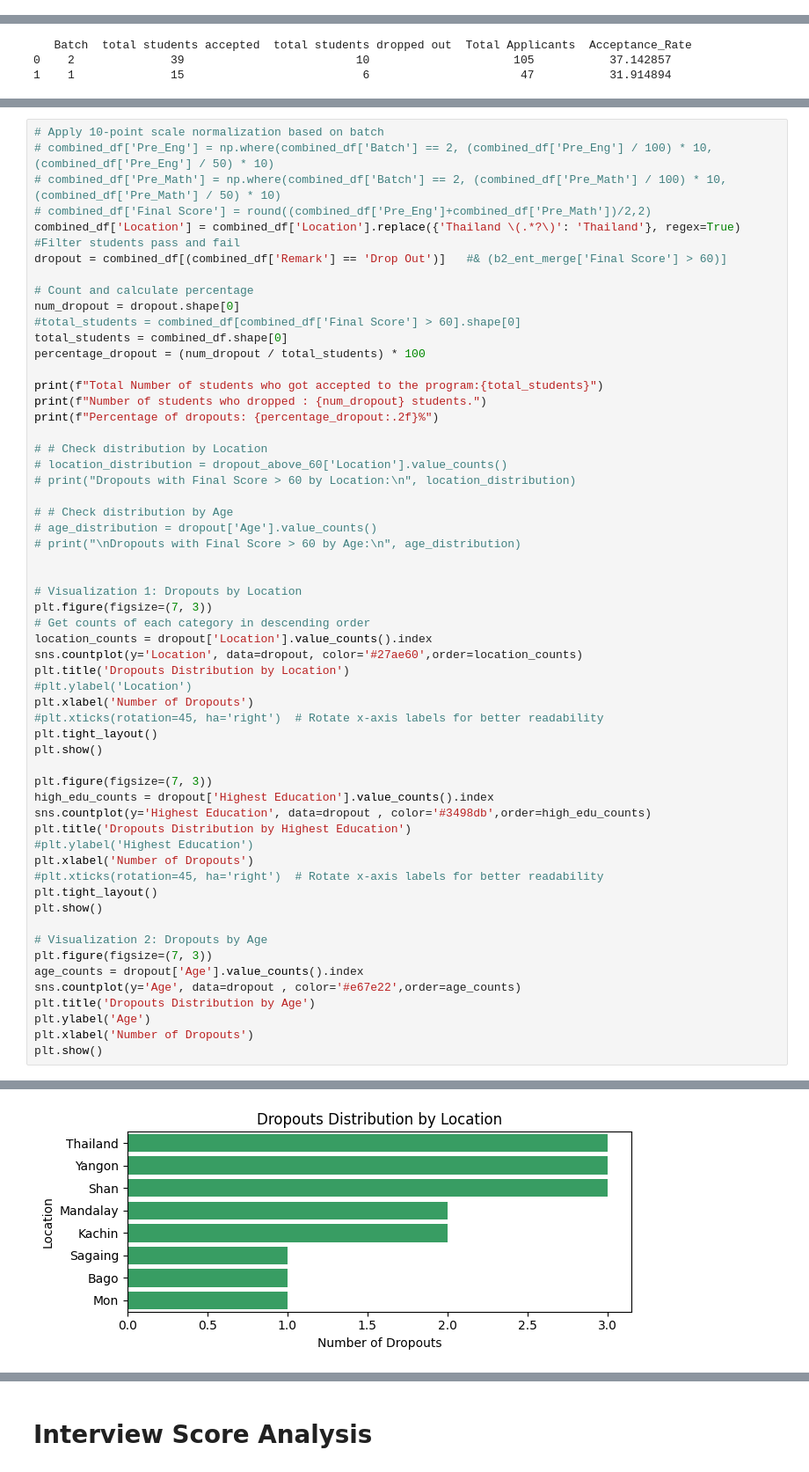
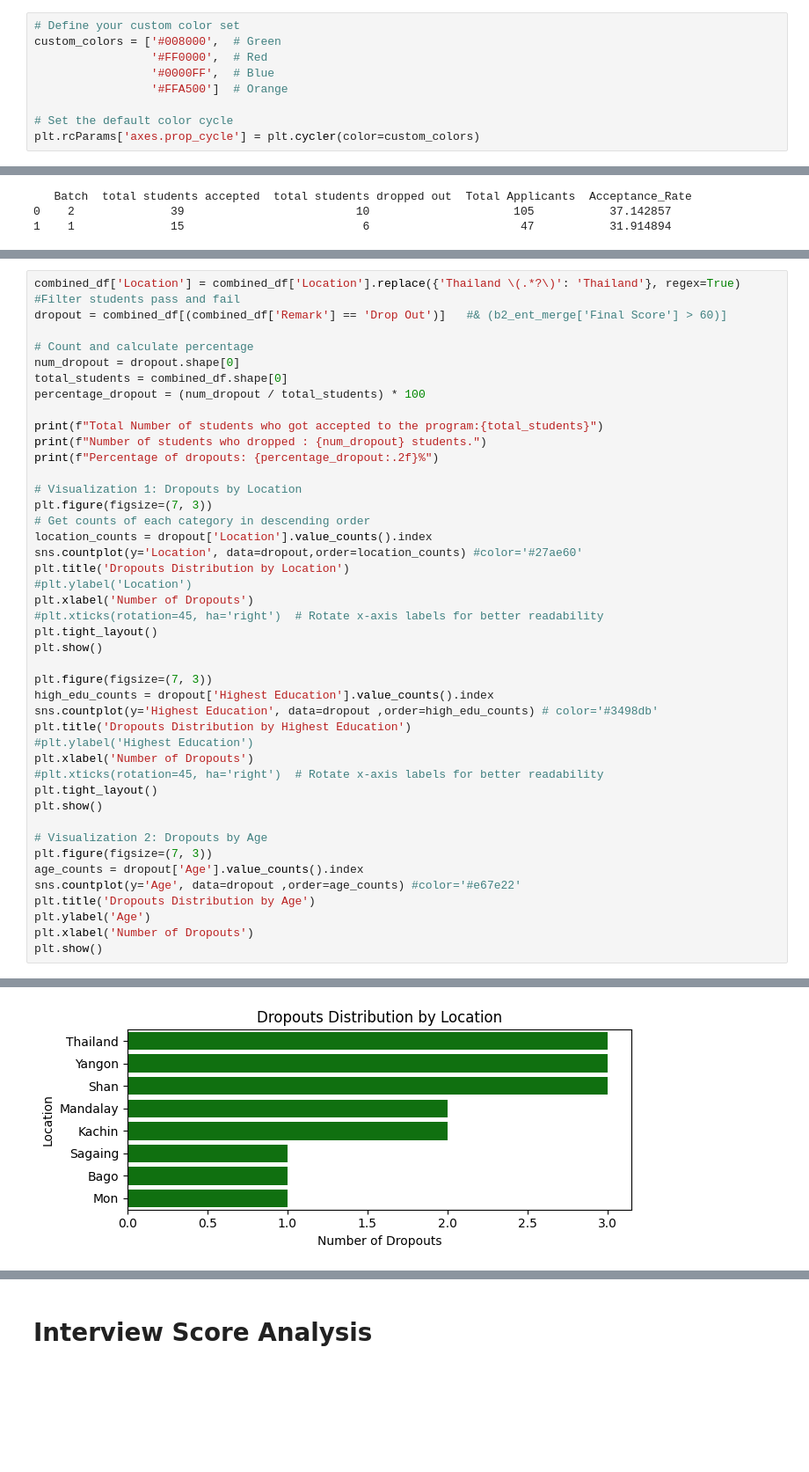
Before and after one commit to iSTAREducation/mmdt-da-project01-team-2, a Jupyter notebook: Assignment_00/formatted_project_2.ipynb, the cells around one changed output, grey strips where cells are left out. Shown at 88% size. Drawn from its saved outputs; the diff is of its cells as text; blank space fills up the shorter version.

```diff
--- a/Assignment_00/formatted_project_2.ipynb
+++ b/Assignment_00/formatted_project_2.ipynb
@@ -521,6 +533,15 @@ combined_df.head()
 ***************************************************************************
 # %% [markdown]
 **Program Overview**
+# %%
+# Define your custom color set
+custom_colors = ['#008000',  # Green
+                 '#FF0000',  # Red
+                 '#0000FF',  # Blue
+                 '#FFA500']  # Orange
+
+# Set the default color cycle
+plt.rcParams['axes.prop_cycle'] = plt.cycler(color=custom_colors)
 # %%
 # Count total applicants, accepted, and completed for each batch
 # Reset the index and explicitly name the count column
@@ -573,15 +594,10 @@ plt.show()
 # %%
-# Apply 10-point scale normalization based on batch
-# combined_df['Pre_Eng'] = np.where(combined_df['Batch'] == 2, (combined_df['Pre_Eng'] / 100) * 10, (combined_df['Pre_Eng'] / 50) * 10)
-# combined_df['Pre_Math'] = np.where(combined_df['Batch'] == 2, (combined_df['Pre_Math'] / 100) * 10, (combined_df['Pre_Math'] / 50) * 10)
-# combined_df['Final Score'] = round((combined_df['Pre_Eng']+combined_df['Pre_Math'])/2,2)
 combined_df['Location'] = combined_df['Location'].replace({'Thailand \(.*?\)': 'Thailand'}, regex=True)
 #Filter students pass and fail
 dropout = combined_df[(combined_df['Remark'] == 'Drop Out')]   #& (b2_ent_merge['Final Score'] > 60)]
 
 # Count and calculate percentage
 num_dropout = dropout.shape[0]
-#total_students = combined_df[combined_df['Final Score'] > 60].shape[0]
 total_students = combined_df.shape[0]
 percentage_dropout = (num_dropout / total_students) * 100
 
@@ -589,47 +605,38 @@ print(f"Total Number of students who got accepted to the program:{total_students
 print(f"Number of students who dropped : {num_dropout} students.")
 print(f"Percentage of dropouts: {percentage_dropout:.2f}%")
 
-# # Check distribution by Location
-# location_distribution = dropout_above_60['Location'].value_counts()
-# print("Dropouts with Final Score > 60 by Location:\n", location_distribution)
-
-# # Check distribution by Age
-# age_distribution = dropout['Age'].value_counts()
-# print("\nDropouts with Final Score > 60 by Age:\n", age_distribution)
-
-
 # Visualization 1: Dropouts by Location
 plt.figure(figsize=(7, 3))
 # Get counts of each category in descending order
 location_counts = dropout['Location'].value_counts().index
-sns.countplot(y='Location', data=dropout, color='#27ae60',order=location_counts)
+sns.countplot(y='Location', data=dropout,order=location_counts) #color='#27ae60'
 plt.title('Dropouts Distribution by Location')
 #plt.ylabel('Location')
 plt.xlabel('Number of Dropouts')
 #plt.xticks(rotation=45, ha='right')  # Rotate x-axis labels for better readability
 plt.tight_layout()
 plt.show()
 
 plt.figure(figsize=(7, 3))
 high_edu_counts = dropout['Highest Education'].value_counts().index
-sns.countplot(y='Highest Education', data=dropout , color='#3498db',order=high_edu_counts)
+sns.countplot(y='Highest Education', data=dropout ,order=high_edu_counts) # color='#3498db'
 plt.title('Dropouts Distribution by Highest Education')
 #plt.ylabel('Highest Education')
 plt.xlabel('Number of Dropouts')
 #plt.xticks(rotation=45, ha='right')  # Rotate x-axis labels for better readability
 plt.tight_layout()
 plt.show()
 
 # Visualization 2: Dropouts by Age
 plt.figure(figsize=(7, 3))
 age_counts = dropout['Age'].value_counts().index
-sns.countplot(y='Age', data=dropout , color='#e67e22',order=age_counts)
+sns.countplot(y='Age', data=dropout ,order=age_counts) #color='#e67e22'
 plt.title('Dropouts Distribution by Age')
 plt.ylabel('Age')
 plt.xlabel('Number of Dropouts')
 plt.show()
 # %% [output]
 Total Number of students who got accepted to the program:54
 Number of students who dropped : 16 students.
 Percentage of dropouts: 29.63%
-[figure, old version]
+[figure, new version]
```
Also changed, not shown: parts of 41 cells of this notebook.
